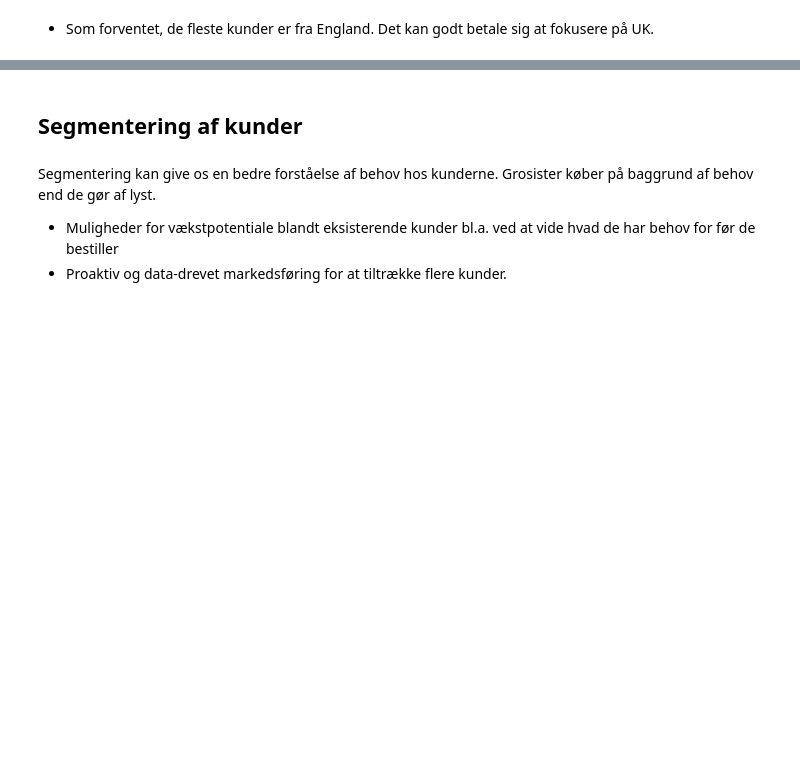
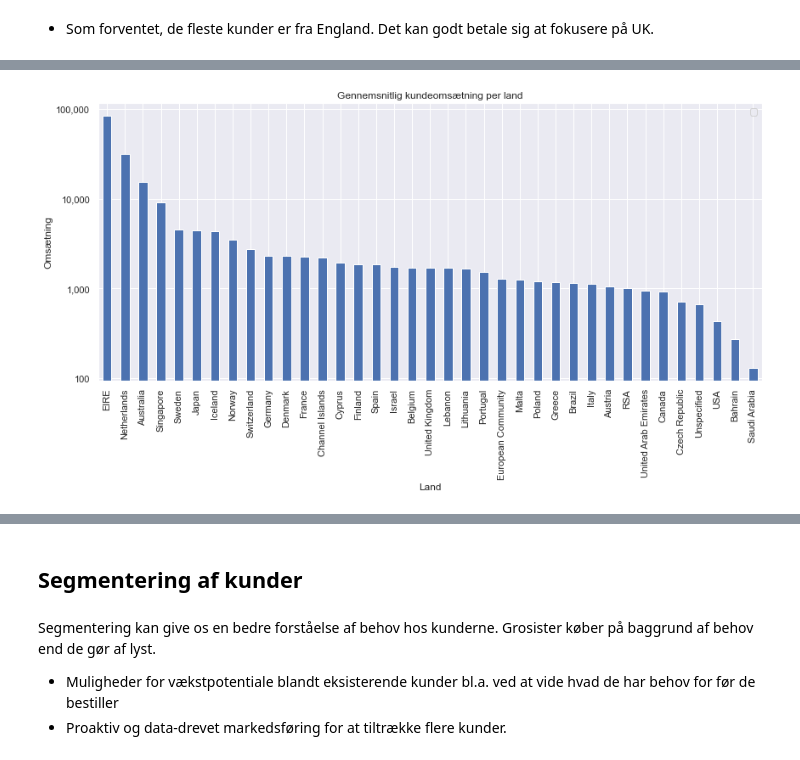
Before and after one commit to sheikhomar/casio, a Jupyter notebook: analysis.ipynb, the cells around one changed output, grey strips where cells are left out. Cells and saved outputs as stored; diff of their text form; code cells hidden in the pictures; blank space fills up the shorter version.

```diff
--- a/analysis.ipynb
+++ b/analysis.ipynb
@@ -389,0 +431,12 @@ ax.set_title('Samlet omsætning per land udenfor UK.');
+# %%
+df_rev_cust_count_by_country = pd.merge(
+    left=df_cust_count_by_country,
+    right=df_rev_by_country,
+    left_index=True,
+    right_index=True
+)
+# %%
+df_rev_cust_count_by_country['AvgRevenuePerCustomer'] = (
+    df_rev_cust_count_by_country['TotalRevenue'] / df_rev_cust_count_by_country['CustomerCount'])
+# %%
+df_rev_cust_count_by_country.sort_values('AvgRevenuePerCustomer', ascending=False, inplace=True)
@@ -389,0 +453,12 @@ ax.set_title('Samlet omsætning per land udenfor UK.');
+# %%
+fig, ax = plt.subplots(figsize=(14, 6))
+df_rev_cust_count_by_country[['AvgRevenuePerCustomer']].plot(kind='bar', ax=ax)
+ax.legend([])
+ax.set_yscale('log')
+ax.set_xlabel('Land')
+ax.set_ylabel('Omsætning')
+ax.yaxis.set_major_formatter(mpl.ticker.StrMethodFormatter('{x:,.0f}'))
+ax.set_title('Gennemsnitlig kundeomsætning per land');
+# fig.tight_layout(); fig.savefig(f'figures/avg-customer-revenue-per-country.pdf');
+# %% [output]
+[figure, added]
```
Also changed, not shown: parts of 21 cells of this notebook, 7 other files.
